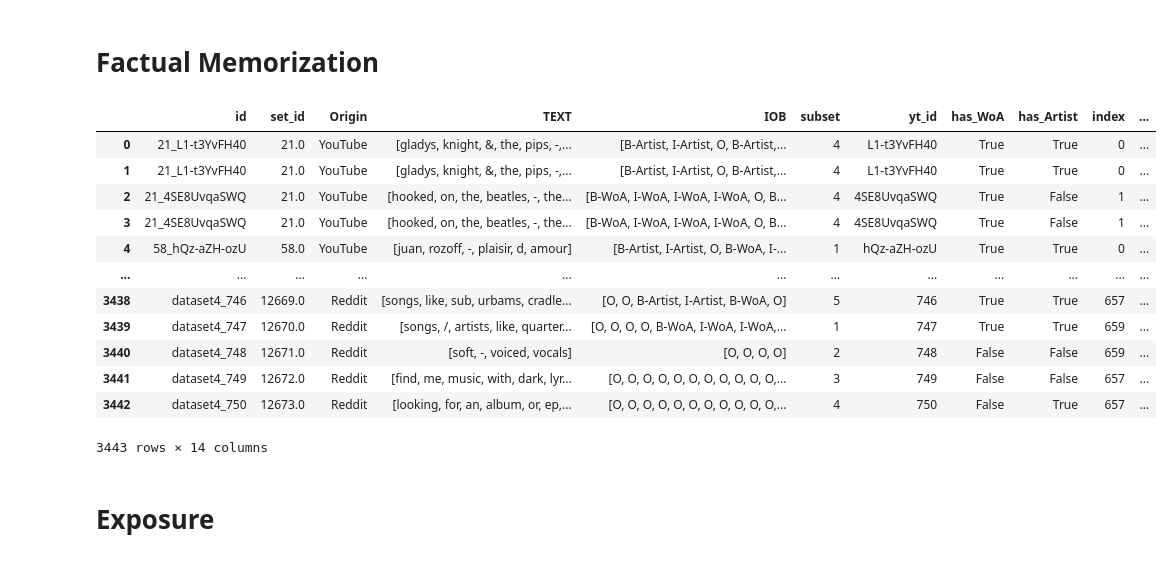
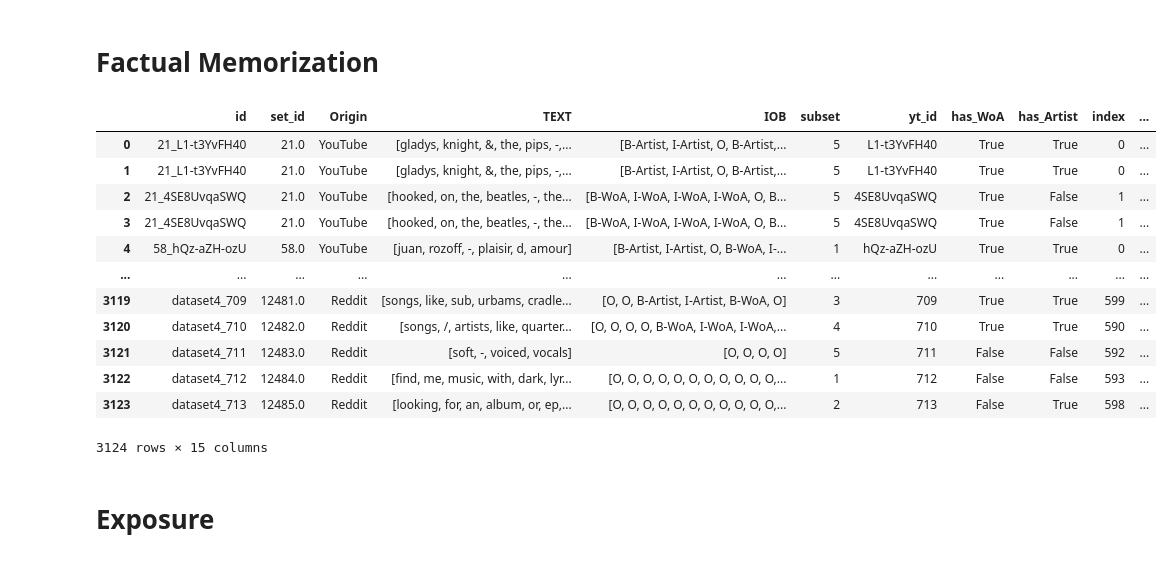
Before and after one commit to progsi/YTUnCoverLLM, a Jupyter notebook: notebooks/results_exposure.ipynb, the cells around one changed output. Cells and saved outputs as stored; diff of their text form; code cells hidden in the pictures.

```diff
--- a/notebooks/results_exposure.ipynb
+++ b/notebooks/results_exposure.ipynb
@@ -6,7 +6,7 @@ from src.Utils import read_jsonlines
 from src.Eval import get_iobs_from_data
 import os
 
-data = pd.read_parquet("../data/dataset/reddit+shsyt/data.parquet")#.drop_duplicates(subset="id")
+data = pd.read_parquet("../data/dataset/reddit+shsyt/data.parquet").drop_duplicates(subset="id")
 data["yt_id"] = data.id.apply(lambda x: x.split("_", 1)[1])
 
 
@@ -68,46 +73,48 @@ _.columns = pd.MultiIndex.from_tuples(_.columns, names=["Model", ""])
 # %%
 models = []
 
 for c in _.columns:
     model = c[0]
     if model != '' and model not in models:
         models.append(model)
 
         __ = _[model]
 
         _aw_cols = [c for c in __.columns if c.startswith("AW")]
         _aw_cols_related = [c for c in _aw_cols if "Related" in c]
         _aw_cols_correct = [c for c in _aw_cols if "Correct" in c]
 
         def correctness(row):
             if row[_aw_cols].T.sum() == 0:
                 return "None"
             elif row[_aw_cols_correct].T.sum() >= 2:
-                return "Correct"
+                return "Both Correct"
+            elif row[_aw_cols_correct].T.sum() == 1:
+                return "One Correct"
             else:
                 return "Partial"
 
         _[(model, "Correctness")] = __.apply(correctness, axis=1)
         _[(model, "Correctness")].value_counts()
 
 __ = _[[("", "set_id")] + [(model, "Correctness") for model in models]]
 __.columns = ["set_id"] + [f"{model}_Correctness" for model in models]
 data_memorization = pd.merge(data, __, on="set_id", how="left")
 data_memorization
 # %% [output]
 |  | id | set_id | Origin | TEXT | IOB | subset | yt_id | has_WoA | has_Artist | index | ... |
-| 0 | 21_L1-t3YvFH40 | 21.0 | YouTube | [gladys, knight, &, the, pips, -,... | [B-Artist, I-Artist, O, B-Artist,... | 4 | L1-t3YvFH40 | True | True | 0 | ... |
-| 1 | 21_L1-t3YvFH40 | 21.0 | YouTube | [gladys, knight, &, the, pips, -,... | [B-Artist, I-Artist, O, B-Artist,... | 4 | L1-t3YvFH40 | True | True | 0 | ... |
-| 2 | 21_4SE8UvqaSWQ | 21.0 | YouTube | [hooked, on, the, beatles, -, the... | [B-WoA, I-WoA, I-WoA, I-WoA, O, B... | 4 | 4SE8UvqaSWQ | True | False | 1 | ... |
-| 3 | 21_4SE8UvqaSWQ | 21.0 | YouTube | [hooked, on, the, beatles, -, the... | [B-WoA, I-WoA, I-WoA, I-WoA, O, B... | 4 | 4SE8UvqaSWQ | True | False | 1 | ... |
+| 0 | 21_L1-t3YvFH40 | 21.0 | YouTube | [gladys, knight, &, the, pips, -,... | [B-Artist, I-Artist, O, B-Artist,... | 5 | L1-t3YvFH40 | True | True | 0 | ... |
+| 1 | 21_L1-t3YvFH40 | 21.0 | YouTube | [gladys, knight, &, the, pips, -,... | [B-Artist, I-Artist, O, B-Artist,... | 5 | L1-t3YvFH40 | True | True | 0 | ... |
+| 2 | 21_4SE8UvqaSWQ | 21.0 | YouTube | [hooked, on, the, beatles, -, the... | [B-WoA, I-WoA, I-WoA, I-WoA, O, B... | 5 | 4SE8UvqaSWQ | True | False | 1 | ... |
+| 3 | 21_4SE8UvqaSWQ | 21.0 | YouTube | [hooked, on, the, beatles, -, the... | [B-WoA, I-WoA, I-WoA, I-WoA, O, B... | 5 | 4SE8UvqaSWQ | True | False | 1 | ... |
 | 4 | 58_hQz-aZH-ozU | 58.0 | YouTube | [juan, rozoff, -, plaisir, d, amour] | [B-Artist, I-Artist, O, B-WoA, I-... | 1 | hQz-aZH-ozU | True | True | 0 | ... |
 | ... | ... | ... | ... | ... | ... | ... | ... | ... | ... | ... | ... |
-| 3438 | dataset4_746 | 12669.0 | Reddit | [songs, like, sub, urbams, cradle... | [O, O, B-Artist, I-Artist, B-WoA, O] | 5 | 746 | True | True | 657 | ... |
-| 3439 | dataset4_747 | 12670.0 | Reddit | [songs, /, artists, like, quarter... | [O, O, O, O, B-WoA, I-WoA, I-WoA,... | 1 | 747 | True | True | 659 | ... |
-| 3440 | dataset4_748 | 12671.0 | Reddit | [soft, -, voiced, vocals] | [O, O, O, O] | 2 | 748 | False | False | 659 | ... |
-| 3441 | dataset4_749 | 12672.0 | Reddit | [find, me, music, with, dark, lyr... | [O, O, O, O, O, O, O, O, O, O, O,... | 3 | 749 | False | False | 657 | ... |
-| 3442 | dataset4_750 | 12673.0 | Reddit | [looking, for, an, album, or, ep,... | [O, O, O, O, O, O, O, O, O, O, O,... | 4 | 750 | False | True | 657 | ... |
+| 3119 | dataset4_709 | 12481.0 | Reddit | [songs, like, sub, urbams, cradle... | [O, O, B-Artist, I-Artist, B-WoA, O] | 3 | 709 | True | True | 599 | ... |
+| 3120 | dataset4_710 | 12482.0 | Reddit | [songs, /, artists, like, quarter... | [O, O, O, O, B-WoA, I-WoA, I-WoA,... | 4 | 710 | True | True | 590 | ... |
+| 3121 | dataset4_711 | 12483.0 | Reddit | [soft, -, voiced, vocals] | [O, O, O, O] | 5 | 711 | False | False | 592 | ... |
+| 3122 | dataset4_712 | 12484.0 | Reddit | [find, me, music, with, dark, lyr... | [O, O, O, O, O, O, O, O, O, O, O,... | 1 | 712 | False | False | 593 | ... |
+| 3123 | dataset4_713 | 12485.0 | Reddit | [looking, for, an, album, or, ep,... | [O, O, O, O, O, O, O, O, O, O, O,... | 2 | 713 | False | True | 598 | ... |
-3443 rows × 14 columns
+3124 rows × 15 columns
 # %% [markdown]
 # Exposure
 # %%
```
Also changed, not shown: parts of 9 cells of this notebook.
